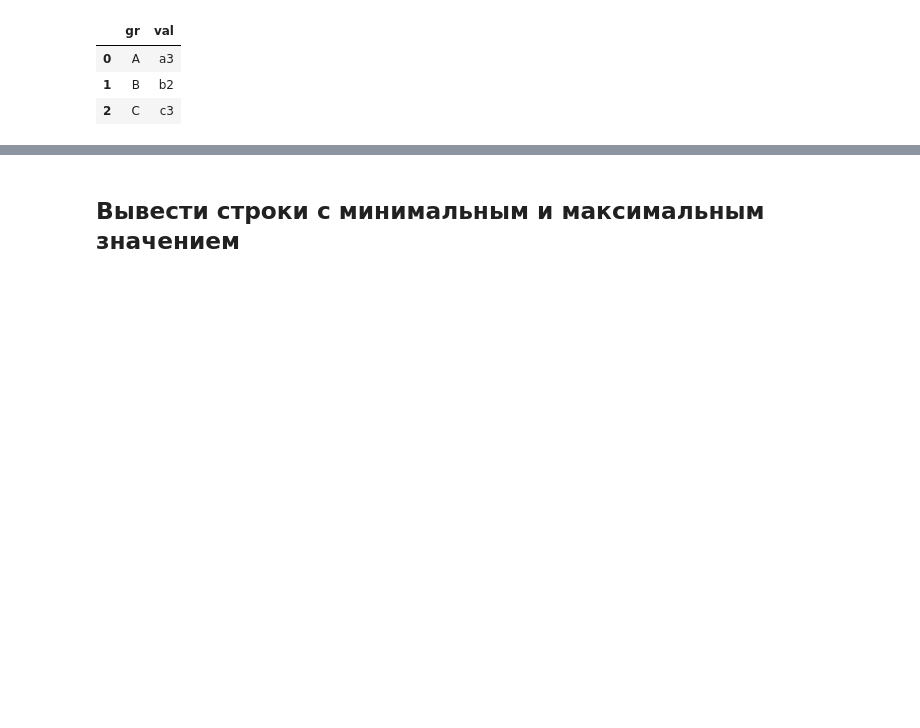
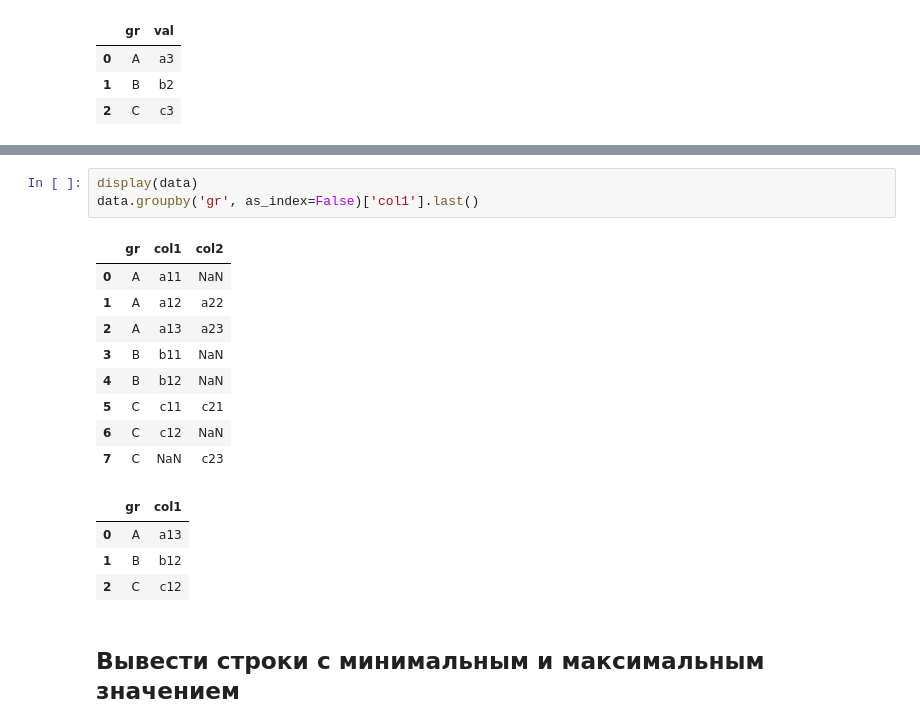
Before and after one commit to Saxsafon/Analysis, a Jupyter notebook: SQL/Window_functions.ipynb, the cells around one changed output, grey strips where cells are left out. Saved outputs shown, nothing was run; the diff lists cells and outputs as text; blank space fills up the shorter version.

```diff
--- a/SQL/Window_functions.ipynb
+++ b/SQL/Window_functions.ipynb
@@ -480,3 +549,20 @@ pysqldf(query)
+# %%
+display(data)
+data.groupby('gr', as_index=False)['col1'].last()
+# %% [output]
+|  | gr | col1 | col2 |
+| 0 | A | a11 | NaN |
+| 1 | A | a12 | a22 |
+| 2 | A | a13 | a23 |
+| 3 | B | b11 | NaN |
+| 4 | B | b12 | NaN |
+| 5 | C | c11 | c21 |
+| 6 | C | c12 | NaN |
+| 7 | C | NaN | c23 |
+|  | gr | col1 |
+| 0 | A | a13 |
+| 1 | B | b12 |
+| 2 | C | c12 |
 # %% [markdown]
 ## Вывести строки с минимальным и максимальным значением
 # %% [markdown]
```
Also changed, not shown: parts of 5 cells of this notebook, 2 other files.
